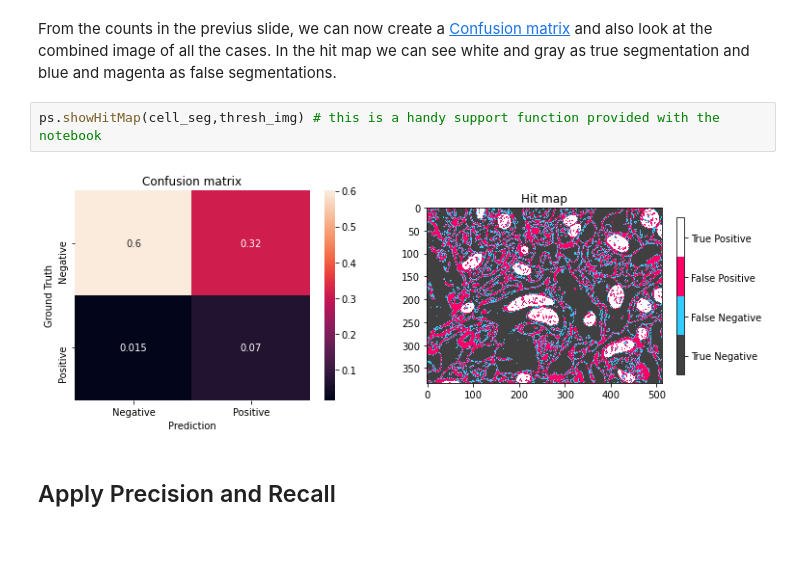
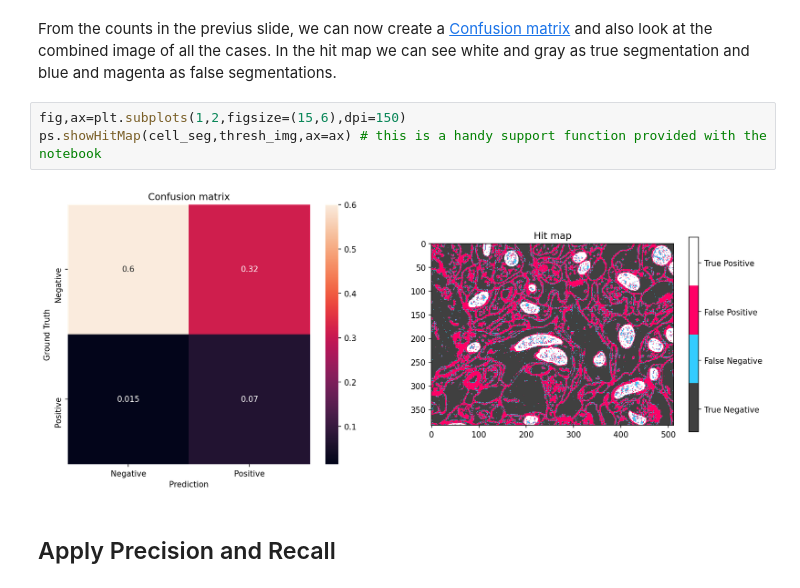
Before and after one commit to ImagingLectures/Quantitative-Big-Imaging-2021, a Jupyter notebook: Lectures/Lecture-04/04-BasicSegmentation_Part2.ipynb, the cells around one changed output. Drawn from its saved outputs; the diff is of its cells as text; blank space fills up the shorter version.

```diff
--- a/Lectures/Lecture-04/04-BasicSegmentation_Part2.ipynb
+++ b/Lectures/Lecture-04/04-BasicSegmentation_Part2.ipynb
@@ -118,9 +118,10 @@ for real_img_idx, n_ax in zip([0, 1], m_ax):
 # %% [markdown]
 From the counts in the previus slide, we can now create a [Confusion matrix](https://towardsdatascience.com/understanding-confusion-matrix-a9ad42dcfd62) and also look at the combined image of all the cases. In the hit map we can see white and gray as true segmentation and blue and magenta as false segmentations.
 # %%
-ps.showHitMap(cell_seg,thresh_img) # this is a handy support function provided with the notebook
+fig,ax=plt.subplots(1,2,figsize=(15,6),dpi=150)
+ps.showHitMap(cell_seg,thresh_img,ax=ax) # this is a handy support function provided with the notebook
 # %% [output]
-[figure, old version]
+[figure, new version]
 # %% [markdown]
 ## Apply Precision and Recall
 # %% [markdown]
```
Also changed, not shown: parts of 31 cells of this notebook, 10 other files.
